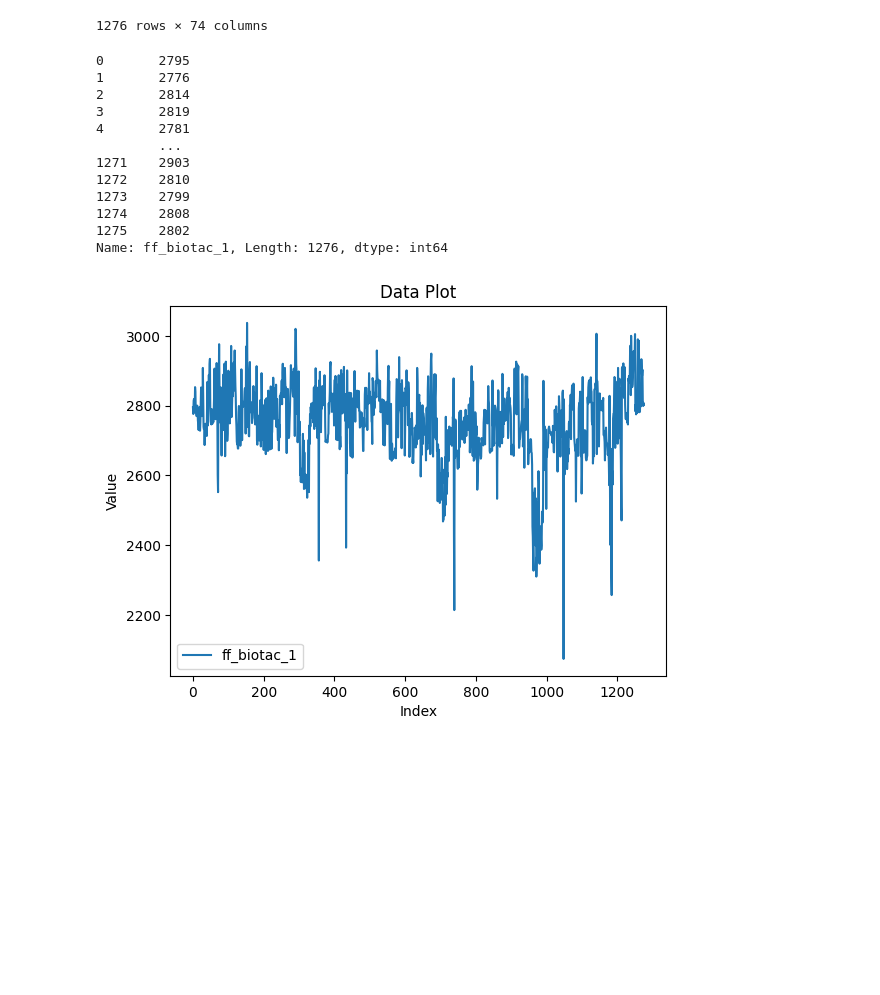
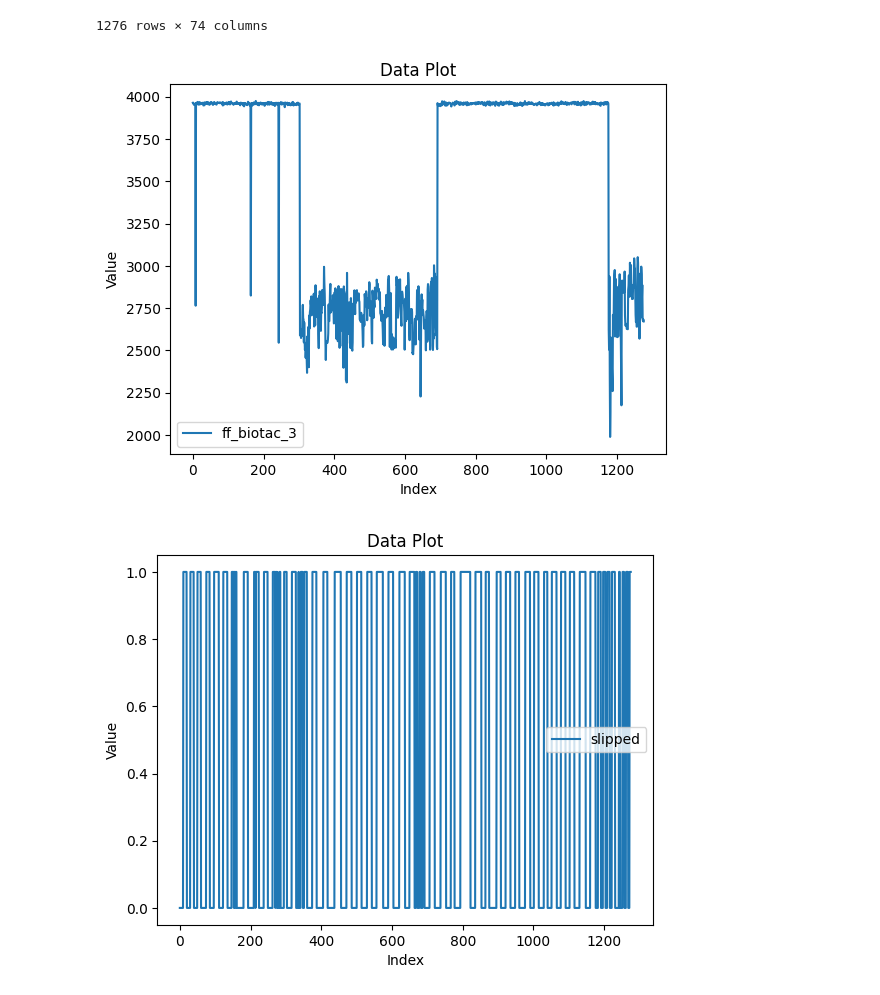
Before and after one commit to G0dd3r5/biotacsp-stability-set-v2, a Jupyter notebook: test.ipynb, the cells around one changed output. Saved outputs shown, nothing was run; the diff lists cells and outputs as text; code cells hidden in the pictures; blank space fills up the shorter version.

```diff
--- a/test.ipynb
+++ b/test.ipynb
@@ -34,20 +34,8 @@ data
 | 1275 | elephant | 1 | 2802 | 3112 | 2671 | 2948 | 2853 | 2262 | ... |
 1276 rows × 74 columns
 # %%
-ff_biotac_1 = data['ff_biotac_1']
-display(ff_biotac_1)
-plot_data(data, ['ff_biotac_1'])
+plot_data(data, ['ff_biotac_3'])
+plot_data(data, ['slipped'])
 # %% [output]
-0       2795
-1       2776
-2       2814
-3       2819
-4       2781
-        ...
-1271    2903
-1272    2810
-1273    2799
-1274    2808
-1275    2802
-Name: ff_biotac_1, Length: 1276, dtype: int64
-[figure, old version]
+[figure, new version]
+[figure, added]
```
